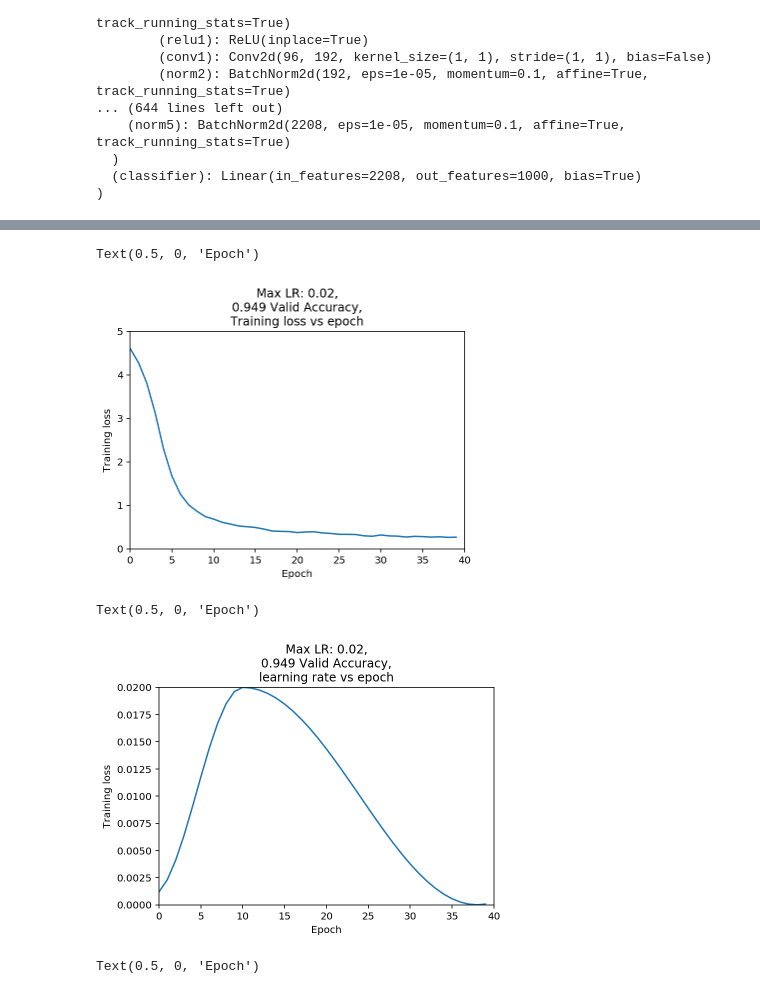
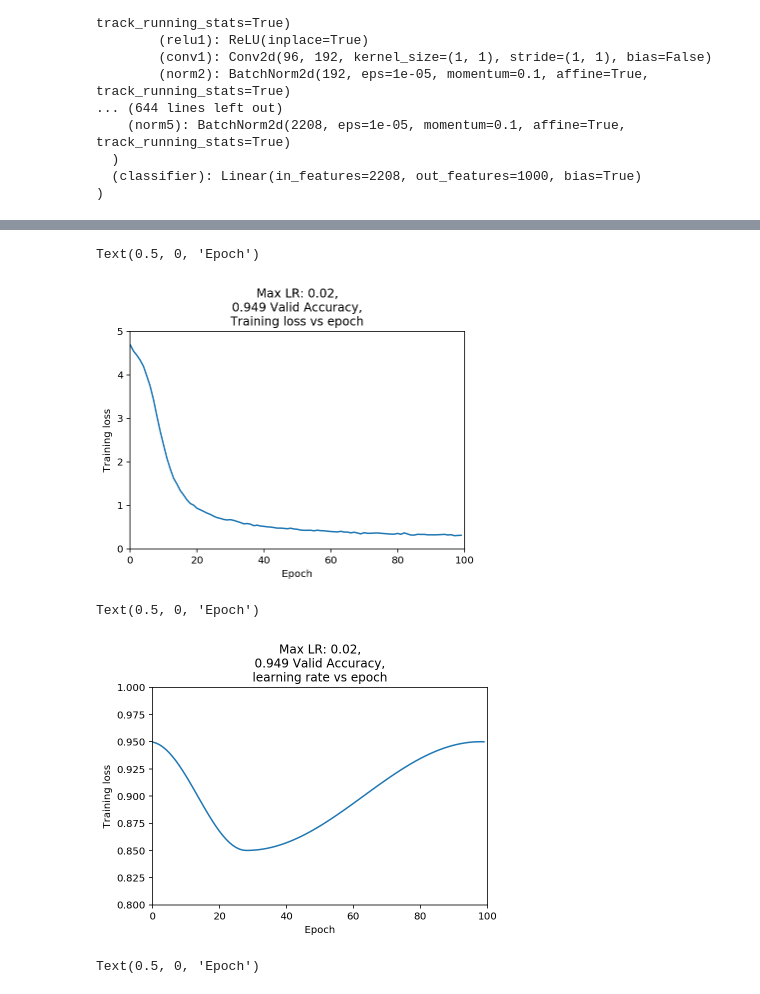
Before and after one commit to adamsanders/flower-classifier, a Jupyter notebook: Image Classifier Project.ipynb, the cells around one changed output, grey strips where cells are left out. Saved outputs shown, nothing was run; the diff lists cells and outputs as text; code cells hidden in the pictures.

```diff
--- a/Image Classifier Project.ipynb
+++ b/Image Classifier Project.ipynb
@@ -231,7 +230,7 @@ def build_classifier_dict(convnet, num_fc_layers, num_fc_neurons):
 # %%
 # EPOCHS AND LR HERE
 max_lr = 0.02
-epochs = 40
+epochs = 100
 # %%
 def classifier_setup(convnet, num_fc_layers=0, num_fc_neurons=4096, max_lr=0.01, epochs=100, gpu=True):
     """
@@ -283,11 +282,11 @@ def classifier_setup(convnet, num_fc_layers=0, num_fc_neurons=4096, max_lr=0.01,
     #scheduler = optim.lr_scheduler.MultiplicativeLR(optimizer, lr_lambda=lmbda)
 
     # scheduler for 1cycle policy
-    scheduler = optim.lr_scheduler.OneCycleLR(optimizer, max_lr=max_lr, epochs=epochs, steps_per_epoch=1)
+    scheduler = optim.lr_scheduler.OneCycleLR(optimizer, max_lr=max_lr, epochs=epochs, steps_per_epoch=1, div_factor=5, final_div_factor=4)
 
     return device, criterion, optimizer, scheduler
 # %%
-device, criterion, optimizer, scheduler = classifier_setup('densenet161', 0, 8192, max_lr, epochs)
+device, criterion, optimizer, scheduler = classifier_setup('densenet161', 1, 8192, max_lr, epochs)
 # %%
 model.classifier
 # %% [output]
@@ -370,7 +372,7 @@ def training(training_log, epochs, epochs_completed, report_every, total_epoch_t
             steps += 1
 
             # send inputs and labels to GPU if available
-            inputs, labels = inputs.to(device), labels.to(device)
+            inputs, labels = inputs.to(device, non_blocking=True), labels.to(device, non_blocking=True)
 
             # zero our gradients so they don't accumulate across batches
             optimizer.zero_grad()
@@ -566,23 +570,23 @@ Estimated time left: 0.00 seconds...
 # %%
 plt.plot(training_log['epoch'], training_log['avg_training_loss'])
 plt.ylim([0, 5])
-plt.xlim([0, 40])
+plt.xlim([0, epochs])
 plt.title("Max LR: 0.02,\n0.949 Valid Accuracy,\nTraining loss vs epoch")
 plt.ylabel("Training loss")
 plt.xlabel("Epoch")
 # %% [output]
 Text(0.5, 0, 'Epoch')
-[figure, old version]
+[figure, new version]
 # %%
-plt.plot(training_log['epoch'], training_log['lr'])
-plt.ylim([0, 0.02])
-plt.xlim([0, 40])
+plt.plot(training_log['epoch'], training_log['momentum'])
+plt.ylim([0.8, 1])
+plt.xlim([0, epochs])
 plt.title("Max LR: 0.02,\n0.949 Valid Accuracy,\nlearning rate vs epoch")
 plt.ylabel("Training loss")
 plt.xlabel("Epoch")
 # %% [output]
 Text(0.5, 0, 'Epoch')
-[figure, old version]
+[figure, new version]
 # %%
 plt.plot(training_log['epoch'], training_log['avg_training_loss'])
 plt.ylim([0, 5])
```
Also changed, not shown: parts of 5 cells of this notebook.
